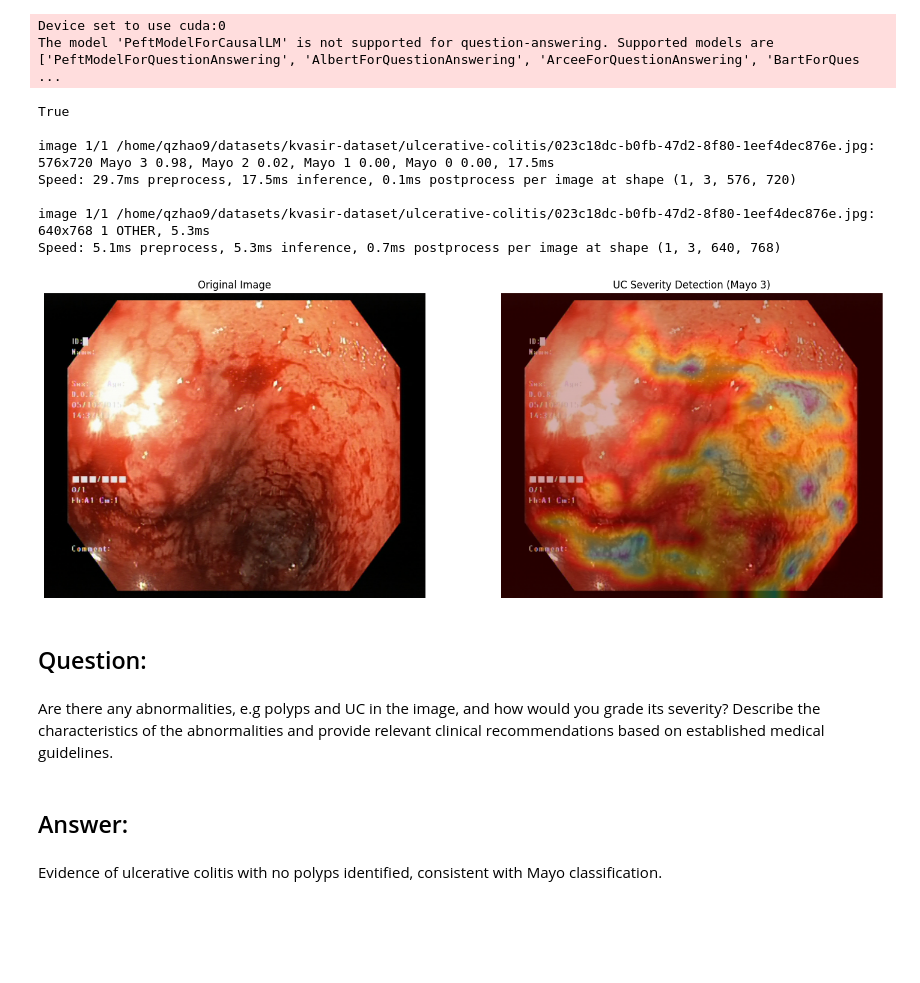
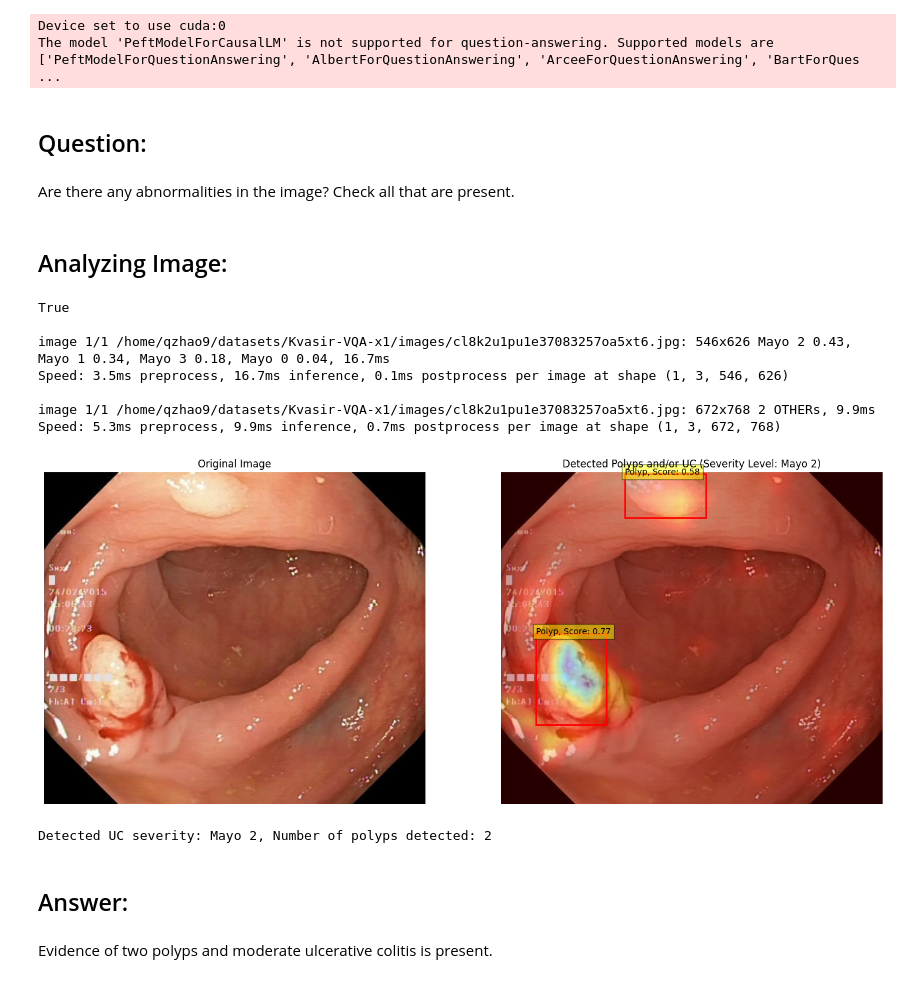
Before and after one commit to Q-Zhao-9/gradproj, a Jupyter notebook: experiments/rag.ipynb, the cells around one changed output. Drawn from its saved outputs; the diff is of its cells as text; code cells hidden in the pictures; blank space fills up the shorter version.

```diff
--- a/experiments/rag.ipynb
+++ b/experiments/rag.ipynb
@@ -936,7 +936,7 @@ You are a medical expert. You are given the following evidence from medical lite
 === Evidence ===
 {context}
 
-A polyp and UC detection system has detected the following from the image: UC severity level is {uc_severity}, {num_polyps} polyps detected. Include those details in your answer.
+A polyp and UC detection system has returned the following results for the image: UC severity level is {uc_severity}; {num_polyps}. Include those details in your answer.
 
 Answer the following question.
 === Question ===
@@ -963,7 +963,7 @@ def medical_rag_qa(img,question, prompt_version='v2',uc_severity=None, num_of_po
     final_prompt = qa_prompt[prompt_version].format(context=context,
                                                     question=question,
                                                     uc_severity=uc_severity if uc_severity else 'N/A',
-                                                    num_polyps=num_of_polyps if num_of_polyps else 'N/A')
+                                                    num_polyps=f'{num_of_polyps} polyps were detected' if num_of_polyps else 'No polyp was detected')
     # print('=========== QA Prompt =====================================')
     # print(final_prompt)
     # Step 4 — Generate final answer
@@ -1014,7 +1014,10 @@ def display_seg_image(pred_result, orig_img, cam_img,uc_severity):
             width, height = x2 - x1, y2 - y1
             rect = plt.Rectangle((x1, y1), width, height, fill=False, color='red', linewidth=2)
             ax[1].add_patch(rect)
-            ax[1].text(x1, y1, f'Label: {label}, Score: {score:.2f}', bbox=dict(facecolor='yellow', alpha=0.5))
+            if label == 'OTHER':
+                ax[1].text(x1, y1, f'Polyp, Score: {score:.2f}', bbox=dict(facecolor='yellow', alpha=0.5))
+            else:
+                ax[1].text(x1, y1, f'Polyp ({label}), Score: {score:.2f}', bbox=dict(facecolor='yellow', alpha=0.5))
         # next_ax +=1
     plt.axis('off')
     plt.show()
@@ -1076,56 +1079,63 @@ import os
 import gc
 
 torch.manual_seed(27603)
-
+#Are there any abnormalities in the image? Check all that are present.
 question="""
 Are there any abnormalities, e.g polyps and UC  in the image, and how would you grade its severity? Describe the characteristics of the abnormalities and provide relevant clinical recommendations based on established medical guidelines.
 
 """
+question = "Are there any abnormalities in the image? Check all that are present."
 img = "/home/qzhao9/datasets/Kvasir-VQA-x1/images/cl8k2u1pu1e37083257oa5xt6.jpg"
 # img = '/home/qzhao9/datasets/kvasir-dataset/normal-cecum/0ab26ff5-3161-4a17-bcf4-95663033af0a.jpg'
 # img ='/home/qzhao9/datasets/kvasir-dataset/ulcerative-colitis/1fd0b100-f61b-421a-aadc-30a5e05662bb.jpg'
-img = "/home/qzhao9/datasets/kvasir-dataset/ulcerative-colitis/023c18dc-b0fb-47d2-8f80-1eef4dec876e.jpg"
+# img = "/home/qzhao9/datasets/kvasir-dataset/ulcerative-colitis/023c18dc-b0fb-47d2-8f80-1eef4dec876e.jpg"
+# img = '/home/qzhao9/datasets/kvasir_vqa/images/cla820gl0s3nz071uch6e0sas.jpg' #ulcerative colitis
+# img = '/home/qzhao9/datasets/kvasir_vqa/images/cla820gl1s3oz071u2ixjf7yk.jpg' # 1 finding, Ulcerative Colitis
+# img = '/home/qzhao9/datasets/kvasir_vqa/images/clb0kvxwj929c074yhbmvg5fy.jpg' # Barrett's esophagus
+# img = '/home/qzhao9/datasets/kvasir_vqa/images/clbnxtoxh6vsi079o6ignhh7q.jpg' # Normal
 # # Display the image using IPython.display
 # if os.path.exists(img):
 #     display(Image(filename=img,width=400, height=400))
 # else:
 #     display(Markdown(f"Image not found: {img}"))
 # print(os.path.exists(img))
 # print(pico_query(img, question))
 try:
+    display(Markdown("## Question:"))
+    display(Markdown(question))
+    display(Markdown("## Analyzing Image:"))
     uc_severity, cam_image = classify_uc_severity(clf_model, img)
     pred_results = seg_model(img, conf=0.5)
     num_polyps = display_seg_image(pred_results[0], img, cam_image,uc_severity)
-
+    print(f'Detected UC severity: {uc_severity}, Number of polyps detected: {num_polyps}')
     answer,evidence = medical_rag_qa(img,question,'v3',uc_severity,num_polyps)
-    display(Markdown("## Question:"))
-    display(Markdown(question))
     display(Markdown("## Answer:"))
     display(Markdown(answer))
     # display(Markdown("### Retrieved Evidence:"))
     display(Markdown(evidence))
     # pred_results[0].show()
 except Exception as e:
     print('Error during medical_rag_qa: ', e)
     traceback.print_exc()
 finally:
     # clear GPU cache
     torch.cuda.empty_cache()
     gc.collect()
 # %% [output]
-True
-
-image 1/1 /home/qzhao9/datasets/kvasir-dataset/ulcerative-colitis/023c18dc-b0fb-47d2-8f80-1eef4dec876e.jpg: 576x720 Mayo 3 0.98, Mayo 2 0.02, Mayo 1 0.00, Mayo 0 0.00, 17.5ms
-Speed: 29.7ms preprocess, 17.5ms inference, 0.1ms postprocess per image at shape (1, 3, 576, 720)
-
-image 1/1 /home/qzhao9/datasets/kvasir-dataset/ulcerative-colitis/023c18dc-b0fb-47d2-8f80-1eef4dec876e.jpg: 640x768 1 OTHER, 5.3ms
-Speed: 5.1ms preprocess, 5.3ms inference, 0.7ms postprocess per image at shape (1, 3, 640, 768)
-[figure, old version]
 ## Question:
-
-Are there any abnormalities, e.g polyps and UC  in the image, and how would you grade its severity? Describe the characteristics of the abnormalities and provide relevant clinical recommendations based on established medical guidelines.
+Are there any abnormalities in the image? Check all that are present.
-## Answer:
+## Analyzing Image:
+True
+
+image 1/1 /home/qzhao9/datasets/Kvasir-VQA-x1/images/cl8k2u1pu1e37083257oa5xt6.jpg: 546x626 Mayo 2 0.43, Mayo 1 0.34, Mayo 3 0.18, Mayo 0 0.04, 16.7ms
+Speed: 3.5ms preprocess, 16.7ms inference, 0.1ms postprocess per image at shape (1, 3, 546, 626)
+
+image 1/1 /home/qzhao9/datasets/Kvasir-VQA-x1/images/cl8k2u1pu1e37083257oa5xt6.jpg: 672x768 2 OTHERs, 9.9ms
+Speed: 5.3ms preprocess, 9.9ms inference, 0.7ms postprocess per image at shape (1, 3, 672, 768)
+[figure, new version]
+Detected UC severity: Mayo 2, Number of polyps detected: 2
-Evidence of ulcerative colitis with no polyps identified, consistent with Mayo classification.
+## Answer:
+Evidence of two polyps and moderate ulcerative colitis is present.
 [interactive output not drawn]
 # %%
 # v0: vidence of a Paris IIa polyp is present, consistent with a Paris classification system.
```
Also changed, not shown: parts of 1 cell of this notebook.
